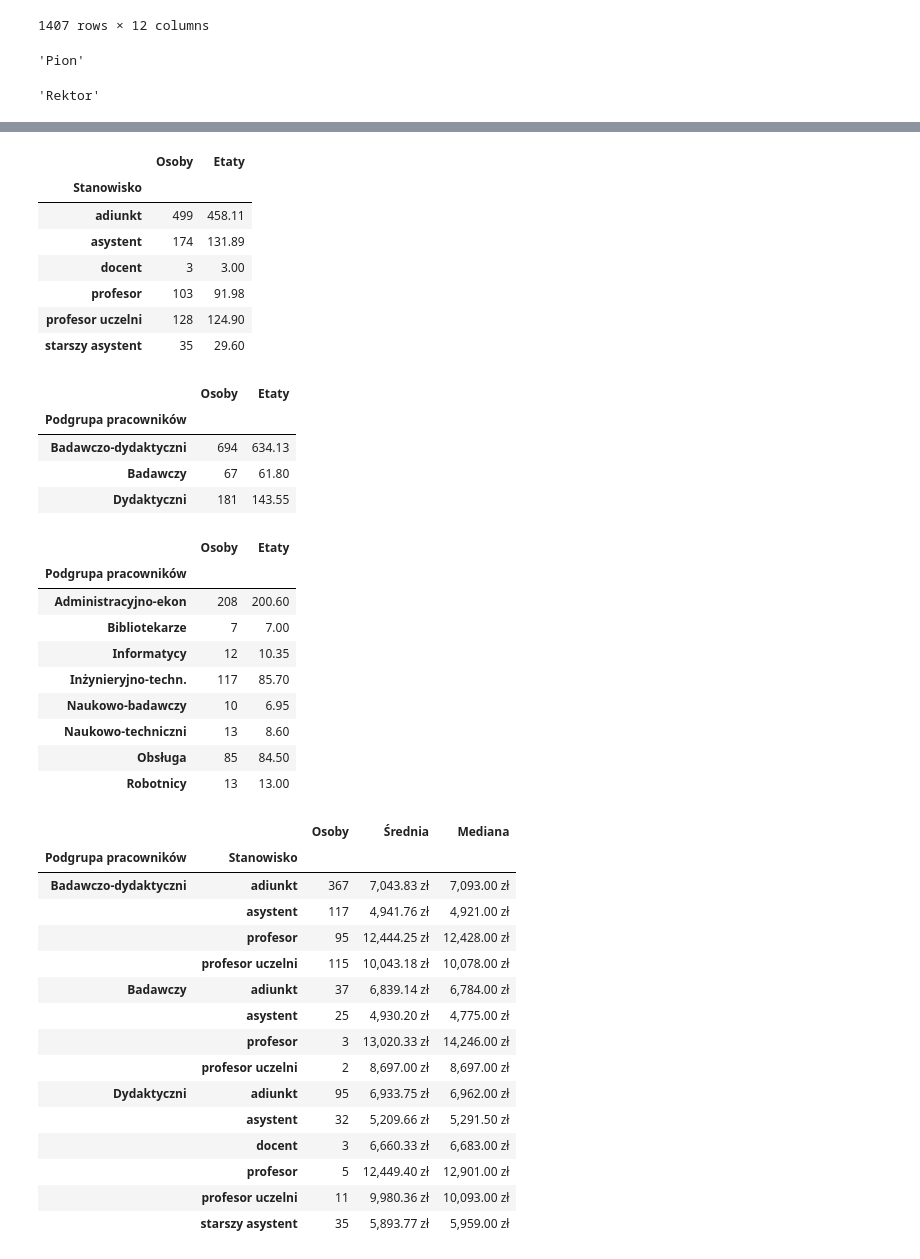
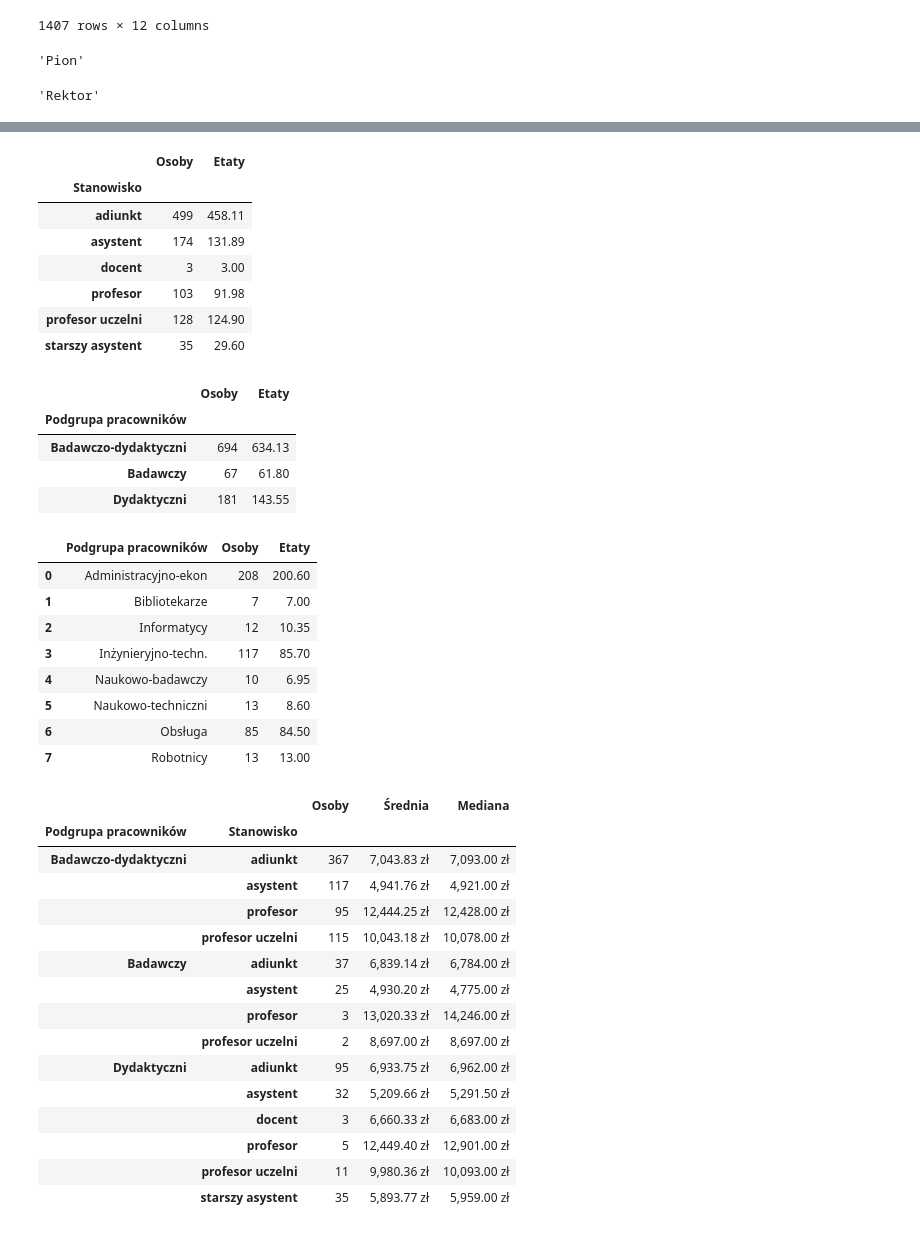
Before and after one commit to G-P-Rod/HRDataViz, a Jupyter notebook: notebooks/main.ipynb, the cells around one changed output, grey strips where cells are left out. Drawn from its saved outputs; the diff is of its cells as text; code cells hidden in the pictures.

```diff
--- a/notebooks/main.ipynb
+++ b/notebooks/main.ipynb
@@ -94,6 +94,7 @@ for col in selected_columns:
                                        .applymap(lambda x: round(x, 2))
         df_pivot_notteachersSubgroup.columns = df_pivot_notteachersSubgroup.columns.droplevel(1)
         df_pivot_notteachersSubgroup.columns.name = None
+        df_pivot_notteachersSubgroup = df_pivot_notteachersSubgroup.reset_index()
         df_pivot_notteachersSubgroup = df_pivot_notteachersSubgroup.rename(columns={'count': 'Osoby', 'sum': 'Etaty'})
 
 
@@ -112,43 +113,42 @@ for col in selected_columns:
                                        .applymap(lambda x: round(x, 2)) \
 
         df_notteachersSalary.columns = df_notteachersSalary.columns.droplevel(1)
         df_notteachersSalary.columns.name = None
         df_notteachersSalary = df_notteachersSalary.rename(columns={'count': 'Osoby', 'mean': 'Średnia', 'median': 'Mediana'})
         df_notteachersSalary[['Średnia', 'Mediana']] = df_notteachersSalary[['Średnia', 'Mediana']].apply(lambda col: col.apply(lambda x: '{:,.2f} zł'.format(x)))
 
 
 
         display(col, val, df_pivot_mainGroups, df_pivot_teachersJobPosition, df_pivot_teachersSubgroup, df_pivot_notteachersSubgroup, df_teachersSalary, df_notteachersSalary)
 # %% [output]
 'Pion'
 'Rektor'
 |  | Osoby | Etaty |
 | Grupa pracowników |  |  |
 | Nauczyciel | 942 | 839.48 |
 | Nienauczyciel | 465 | 416.70 |
 |  | Osoby | Etaty |
 | Stanowisko |  |  |
 | adiunkt | 499 | 458.11 |
 | asystent | 174 | 131.89 |
 | docent | 3 | 3.00 |
 | profesor | 103 | 91.98 |
 | profesor uczelni | 128 | 124.90 |
 | starszy asystent | 35 | 29.60 |
 |  | Osoby | Etaty |
 | Podgrupa pracowników |  |  |
 | Badawczo-dydaktyczni | 694 | 634.13 |
 | Badawczy | 67 | 61.80 |
 | Dydaktyczni | 181 | 143.55 |
-|  | Osoby | Etaty |
-| Podgrupa pracowników |  |  |
-| Administracyjno-ekon | 208 | 200.60 |
-| Bibliotekarze | 7 | 7.00 |
-| Informatycy | 12 | 10.35 |
-| Inżynieryjno-techn. | 117 | 85.70 |
-| Naukowo-badawczy | 10 | 6.95 |
-| Naukowo-techniczni | 13 | 8.60 |
-| Obsługa | 85 | 84.50 |
-| Robotnicy | 13 | 13.00 |
+|  | Podgrupa pracowników | Osoby | Etaty |
+| 0 | Administracyjno-ekon | 208 | 200.60 |
+| 1 | Bibliotekarze | 7 | 7.00 |
+| 2 | Informatycy | 12 | 10.35 |
+| 3 | Inżynieryjno-techn. | 117 | 85.70 |
+| 4 | Naukowo-badawczy | 10 | 6.95 |
+| 5 | Naukowo-techniczni | 13 | 8.60 |
+| 6 | Obsługa | 85 | 84.50 |
+| 7 | Robotnicy | 13 | 13.00 |
 |  |  | Osoby | Średnia | Mediana |
 | Podgrupa pracowników | Stanowisko |  |  |  |
 | Badawczo-dydaktyczni | adiunkt | 367 | 7,043.83 zł | 7,093.00 zł |
```
Also changed, not shown: parts of 4 cells of this notebook, 1 other file.
